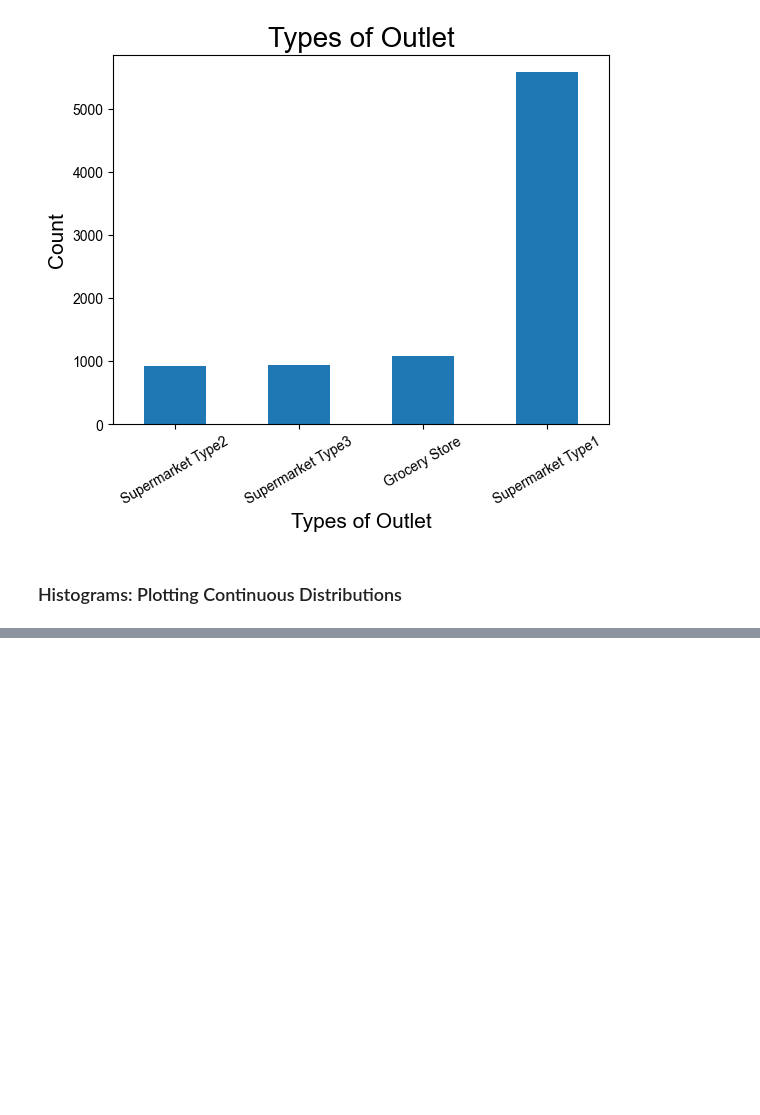
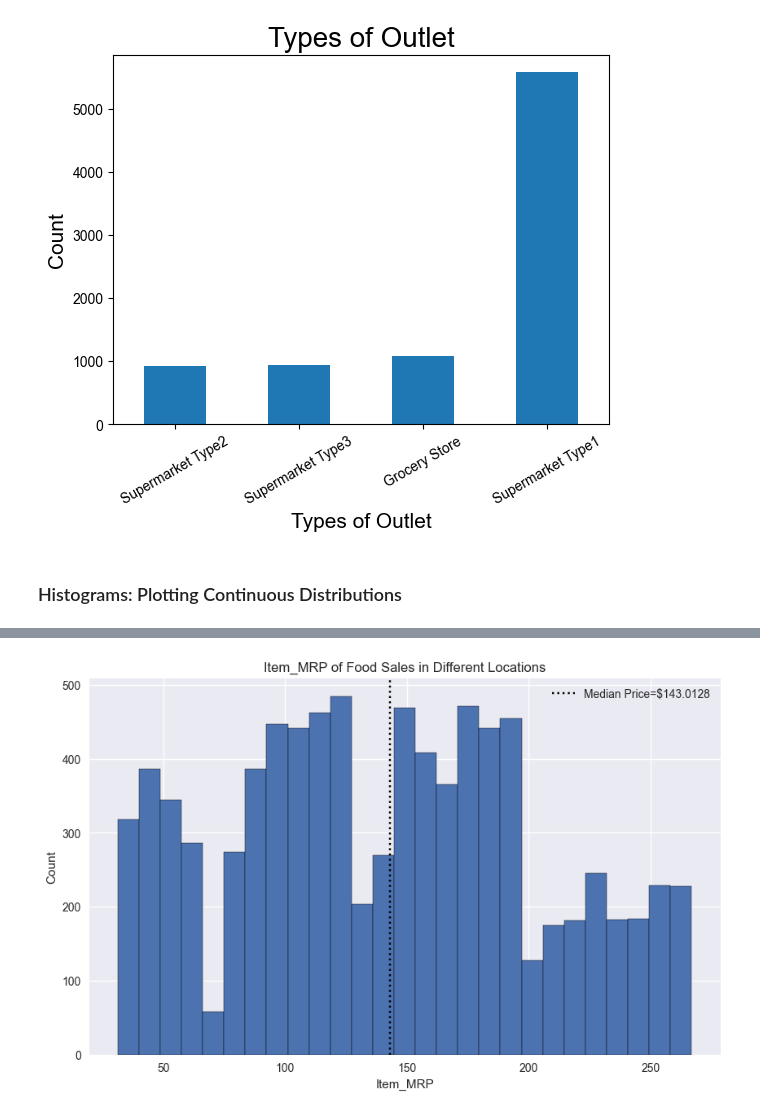
Before and after one commit to QianFu520/Food-Sales-Predictions, a Jupyter notebook: Part 2-Visualizations for Exploratory Data Analysis (EDA).ipynb, the cells around one changed output, grey strips where cells are left out. Drawn from its saved outputs; the diff is of its cells as text; code cells hidden in the pictures; blank space fills up the shorter version.

```diff
--- a/Part 2-Visualizations for Exploratory Data Analysis (EDA).ipynb
+++ b/Part 2-Visualizations for Exploratory Data Analysis (EDA).ipynb
@@ -209,0 +241,16 @@ plt.show()
+# %%
+# plot 8: distribution of Item_MRP
+fig, ax = plt.subplots(figsize = (10,6))
+
+ax.hist(df['Item_MRP'], bins = 'auto', edgecolor='black')
+
+median = df['Item_MRP'].median()
+
+ax.set(xlabel='Item_MRP', ylabel='Count',
+       title='Item_MRP of Food Sales in Different Locations')
+
+ax.axvline(median, color='k', ls=':',
+            label=f'Median Price=${median}')
+ax.legend();
+# %% [output]
+[figure, added]
```
Also changed, not shown: parts of 29 cells of this notebook.
